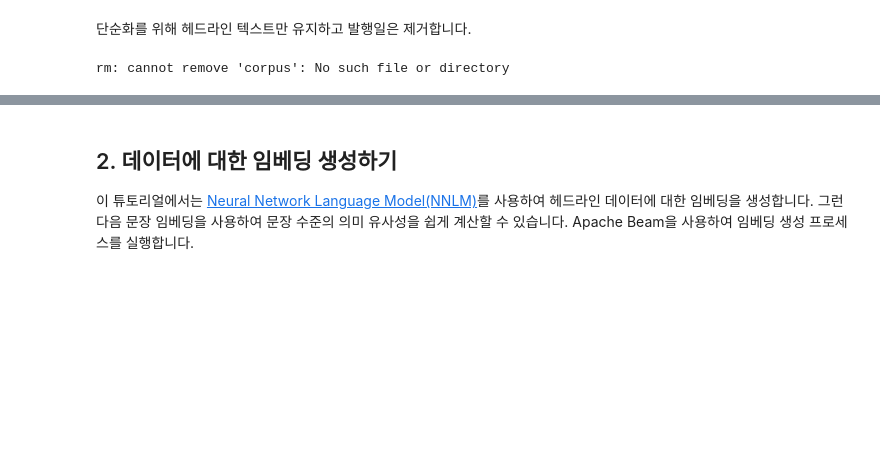
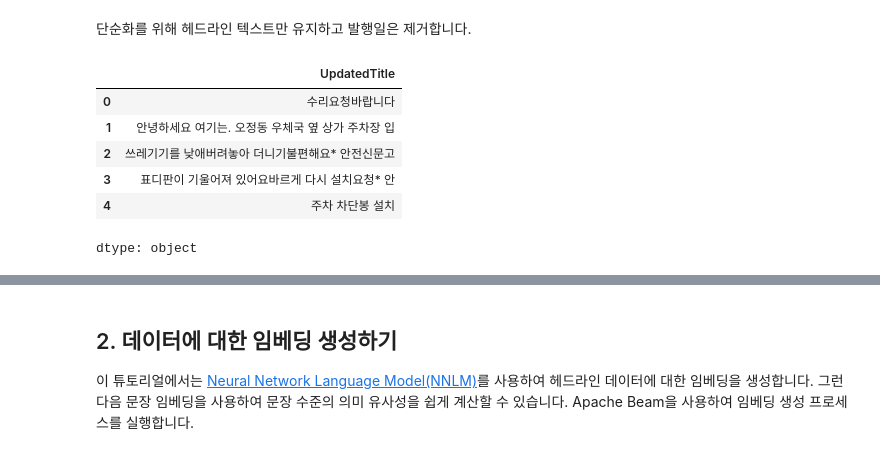
Before and after one commit to Songhyunjeong/thingplug-lora-starter-kit, a Jupyter notebook: site/ko/hub/tutorials/tf2_semantic_approximate_nearest_neighbors.ipynb, the cells around one changed output, grey strips where cells are left out. Cells and saved outputs as stored; diff of their text form; code cells hidden in the pictures; blank space fills up the shorter version.

```diff
--- a/site/ko/hub/tutorials/tf2_semantic_approximate_nearest_neighbors.ipynb
+++ b/site/ko/hub/tutorials/tf2_semantic_approximate_nearest_neighbors.ipynb
@@ -140,17 +130,29 @@ raw.tsv             100%[===================>]  54.93M  39.2MB/s    in 1.4s
 20030219        "aust addresses un security council over iraq"
 # %% [markdown]
 단순화를 위해 헤드라인 텍스트만 유지하고 발행일은 제거합니다.
+# %%
+import pandas as pd
+df = pd.read_csv('/content/sample_data/민원분류.csv')
+df1=df['UpdatedTitle']
+df1.to_csv('/content/sample_data/민원분류_title.csv',index=False)
+df1.head()
+# %% [output]
+|  | UpdatedTitle |
+| 0 | 수리요청바랍니다 |
+| 1 | 안녕하세요 여기는. 오정동 우체국 옆 상가 주차장 입 |
+| 2 | 쓰레기기를 낮애버려놓아 더니기불편해요* 안전신문고 |
+| 3 | 표디판이 기울어져 있어요바르게 다시 설치요청* 안 |
+| 4 | 주차 차단봉 설치 |
+dtype: object
 # %%
 !rm -r corpus
 !mkdir corpus
 
 with open('corpus/text.txt', 'w') as out_file:
-  with open('raw.tsv', 'r') as in_file:
+  with open('/content/sample_data/민원분류_title.csv', 'r') as in_file:
     for line in in_file:
-      headline = line.split('\t')[1].strip().strip('"')
+      headline = line.split('\t')[0].strip().strip('"')
       out_file.write(headline+"\n")
-# %% [output]
-rm: cannot remove 'corpus': No such file or directory
 # %%
 !tail corpus/text.txt
 # %% [output]
```
Also changed, not shown: parts of 25 cells of this notebook.
